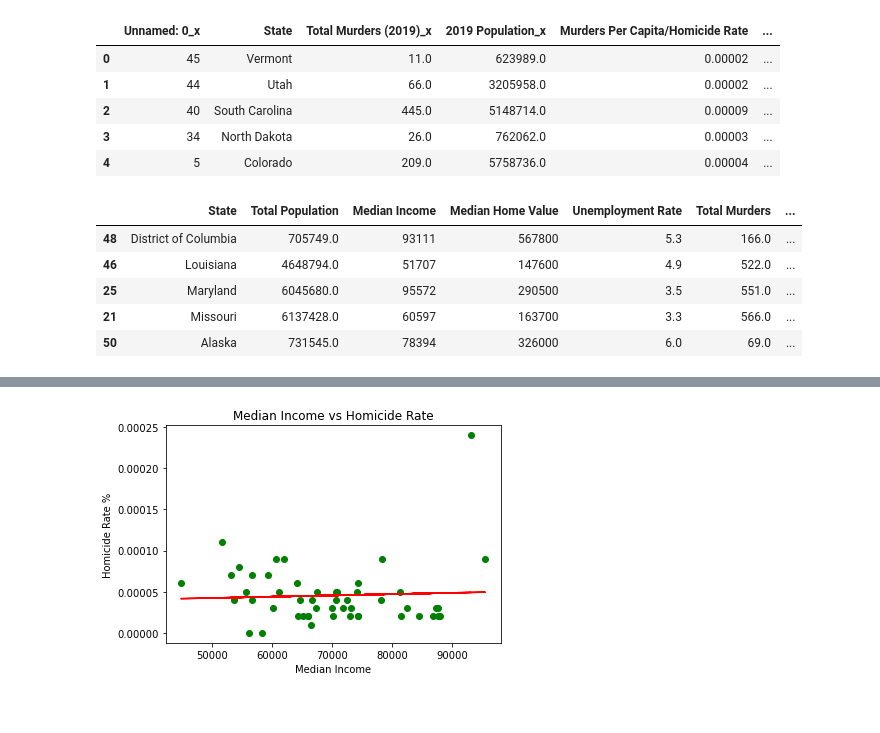
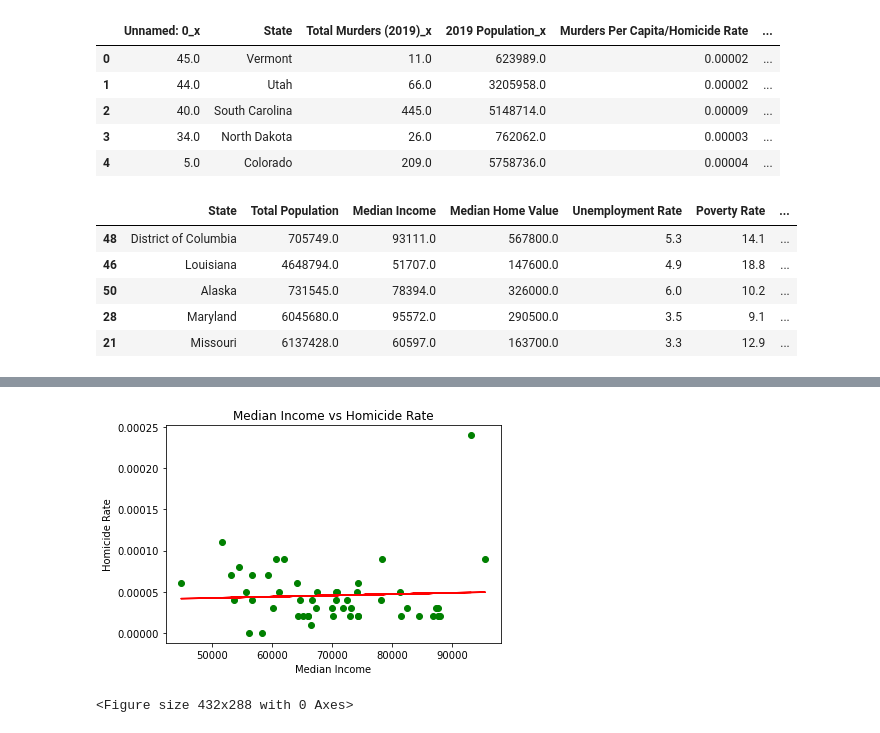
Before and after one commit to akarpie96/CrimeStats, a Jupyter notebook: clean_data_scatterplots.ipynb, the cells around one changed output, grey strips where cells are left out. Drawn from its saved outputs; the diff is of its cells as text; code cells hidden in the pictures.

```diff
--- a/clean_data_scatterplots.ipynb
+++ b/clean_data_scatterplots.ipynb
@@ -14,40 +14,44 @@ import scipy.stats as st
 data = pd.read_csv('Clean_Data_Output/Clean_Data_Final.csv')
 home_values = pd.read_csv('Resources/median_house_value.csv')
 income = pd.read_csv('Clean_Data_Output/Data.csv')
+poverty = pd.read_csv('Resources/PovertyReport.csv')
 
 # merge csv files
 property_df = pd.merge(data, home_values, on='State', how='outer')
 property_df = pd.merge(property_df, income, on='State', how='outer')
+property_df = pd.merge(property_df, poverty, on='State', how='outer')
 
 # check the file has been read in
 property_df.head()
 # %% [output]
 |  | Unnamed: 0_x | State | Total Murders (2019)_x | 2019 Population_x | Murders Per Capita/Homicide Rate | ... |
-| 0 | 45 | Vermont | 11.0 | 623989.0 | 0.00002 | ... |
-| 1 | 44 | Utah | 66.0 | 3205958.0 | 0.00002 | ... |
-| 2 | 40 | South Carolina | 445.0 | 5148714.0 | 0.00009 | ... |
-| 3 | 34 | North Dakota | 26.0 | 762062.0 | 0.00003 | ... |
-| 4 | 5 | Colorado | 209.0 | 5758736.0 | 0.00004 | ... |
+| 0 | 45.0 | Vermont | 11.0 | 623989.0 | 0.00002 | ... |
+| 1 | 44.0 | Utah | 66.0 | 3205958.0 | 0.00002 | ... |
+| 2 | 40.0 | South Carolina | 445.0 | 5148714.0 | 0.00009 | ... |
+| 3 | 34.0 | North Dakota | 26.0 | 762062.0 | 0.00003 | ... |
+| 4 | 5.0 | Colorado | 209.0 | 5758736.0 | 0.00004 | ... |
 # %%
 # clean dataframe with only the relevant data
-data_df = property_df[['State', '2019 Population_x', 'Median Income (2019)', 'Median Home Value','Unemployment Rate',
-                        'Total Murders (2019)_x', 'Murders Per Capita/Homicide Rate']]
+data_df = property_df[['State', '2019 Population_x', 'Median Income (2019)', 'Median Home Value','Unemployment Rate', 'Poverty Rate',
+                        'Total Murders (2019)_y', 'Murders Per Capita/Homicide Rate']]
 
 data_df = data_df.rename(columns={'2019 Population_x':'Total Population', 'Median Income (2019)':'Median Income',
-                                 'Total Murders (2019)_x':'Total Murders', 'Murders Per Capita/Homicide Rate':'Homicide Rate'})
-# check dataframe for any errors
-data_df.head()
+                                 'Total Murders (2019)_y':'Total Murders', 'Murders Per Capita/Homicide Rate':'Homicide Rate'})
+# drop na
+data_df = data_df.dropna(how='any')
 
+# sort by highest homicide rate descending
 data_df = data_df.sort_values(by='Homicide Rate', ascending=False)
 
+# check for errors
 data_df.head()
 # %% [output]
-|  | State | Total Population | Median Income | Median Home Value | Unemployment Rate | Total Murders | ... |
-| 48 | District of Columbia | 705749.0 | 93111 | 567800 | 5.3 | 166.0 | ... |
-| 46 | Louisiana | 4648794.0 | 51707 | 147600 | 4.9 | 522.0 | ... |
-| 25 | Maryland | 6045680.0 | 95572 | 290500 | 3.5 | 551.0 | ... |
-| 21 | Missouri | 6137428.0 | 60597 | 163700 | 3.3 | 566.0 | ... |
-| 50 | Alaska | 731545.0 | 78394 | 326000 | 6.0 | 69.0 | ... |
+|  | State | Total Population | Median Income | Median Home Value | Unemployment Rate | Poverty Rate | ... |
+| 48 | District of Columbia | 705749.0 | 93111.0 | 567800.0 | 5.3 | 14.1 | ... |
+| 46 | Louisiana | 4648794.0 | 51707.0 | 147600.0 | 4.9 | 18.8 | ... |
+| 50 | Alaska | 731545.0 | 78394.0 | 326000.0 | 6.0 | 10.2 | ... |
+| 28 | Maryland | 6045680.0 | 95572.0 | 290500.0 | 3.5 | 9.1 | ... |
+| 21 | Missouri | 6137428.0 | 60597.0 | 163700.0 | 3.3 | 12.9 | ... |
 # %%
 # create scatter plot for median income and homicide rate
 
@@ -61,7 +65,7 @@ plt.scatter(x_values,y_values, color='green')
 plt.plot(x_values,regress_values,"r-")
 #plt.annotate(line_eq,(500000,1300),fontsize=15,color="red")
 plt.xlabel('Median Income')
-plt.ylabel('Homicide Rate %')
+plt.ylabel('Homicide Rate')
 plt.title('Median Income vs Homicide Rate')
 
 # print r-valaue and show plot
@@ -72,6 +76,6 @@ print(f"The r-squared is: {rvalue**2}")
 plt.show()
 
 # save fig as output
-#plt.savefig('Image Output/median_income_cd')
+plt.savefig('Image Output/median_income_cd')
 # %% [output]
 The correlation coefficient between the two factors is 0.049
@@ -79,2 +83,3 @@ The r-squared is: 0.0023795858008970215
-[figure, old version]
+[figure, new version]
+<Figure size 432x288 with 0 Axes>
 # %%
```
Also changed, not shown: parts of 10 cells of this notebook, 13 other files.
